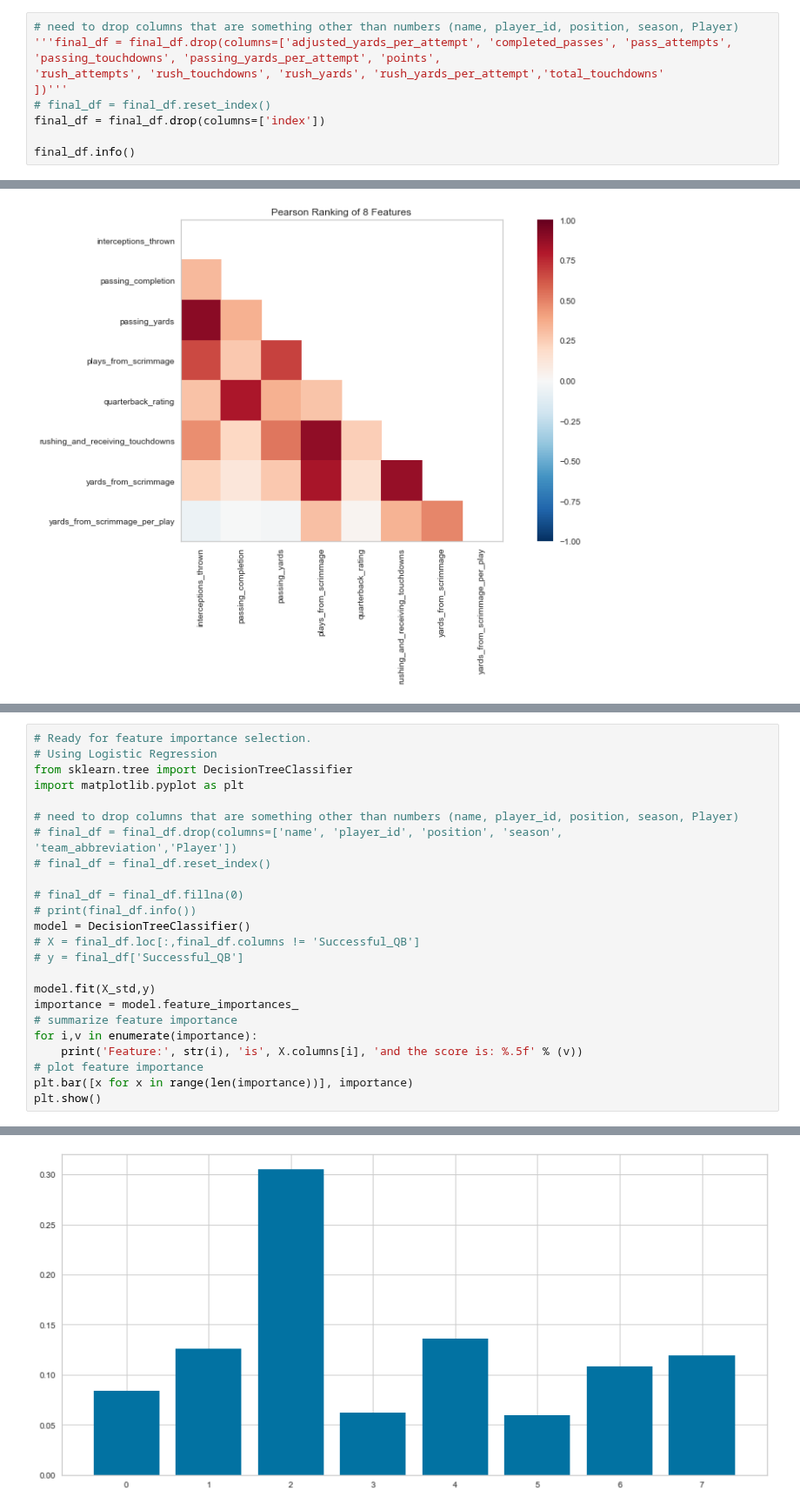
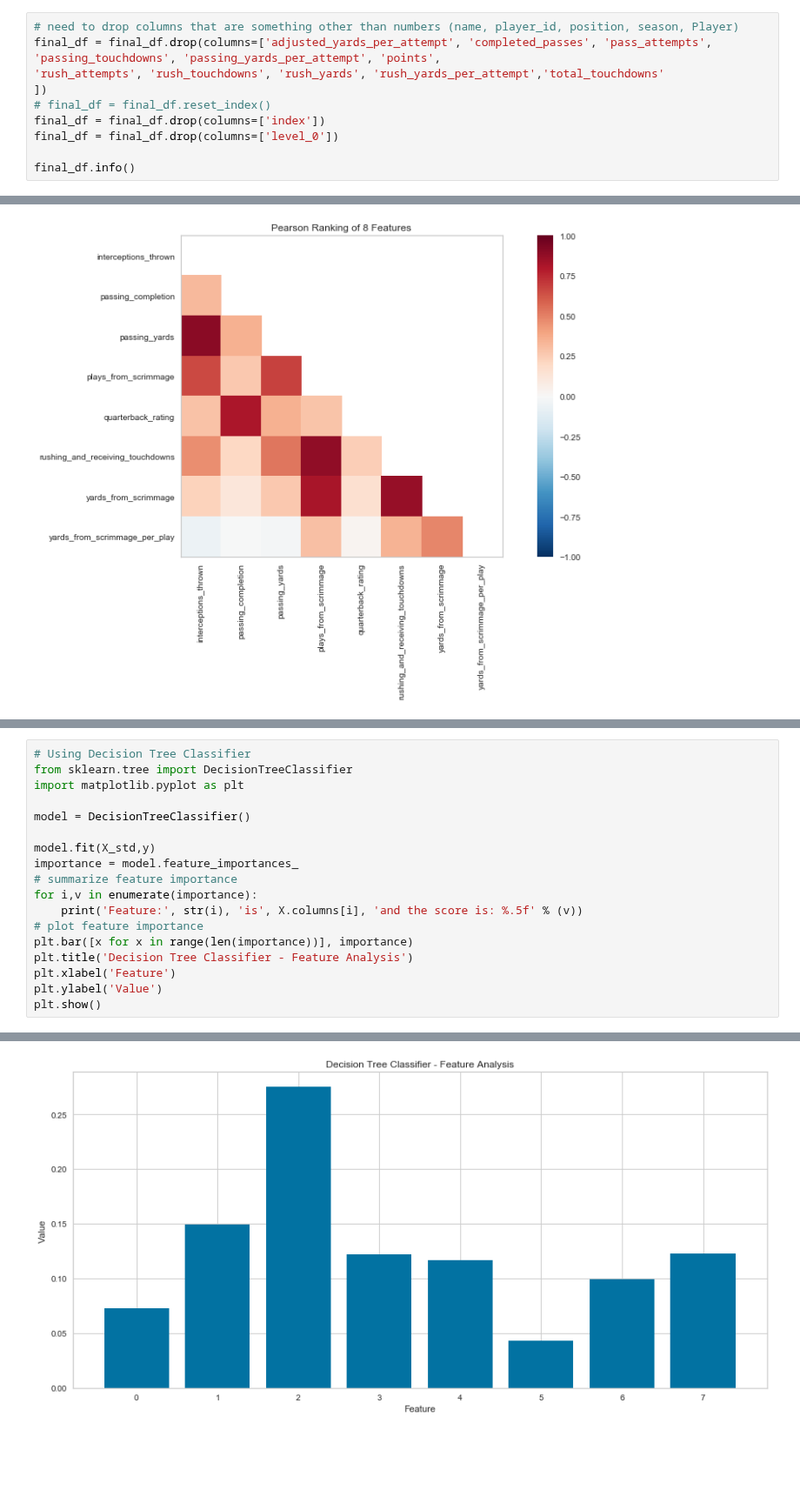
Before and after one commit to ramsey-king/DSC-630-Predictive-Analytics, a Jupyter notebook: Final Project/King_Ramsey_Term_Project_DSC_630_from_csv_files.ipynb, the cells around one changed output, grey strips where cells are left out. Shown at 87% size. Saved outputs shown, nothing was run; the diff lists cells and outputs as text; blank space fills up the shorter version.

```diff
--- a/Final Project/King_Ramsey_Term_Project_DSC_630_from_csv_files.ipynb
+++ b/Final Project/King_Ramsey_Term_Project_DSC_630_from_csv_files.ipynb
@@ -228,11 +229,12 @@ adjusted_yards_per_attempt, completed_passes, pass_attempts, passing_touchdowns,
 total_touchdowns
 # %%
 # need to drop columns that are something other than numbers (name, player_id, position, season, Player)
-'''final_df = final_df.drop(columns=['adjusted_yards_per_attempt', 'completed_passes', 'pass_attempts', 'passing_touchdowns', 'passing_yards_per_attempt', 'points',
+final_df = final_df.drop(columns=['adjusted_yards_per_attempt', 'completed_passes', 'pass_attempts', 'passing_touchdowns', 'passing_yards_per_attempt', 'points',
 'rush_attempts', 'rush_touchdowns', 'rush_yards', 'rush_yards_per_attempt','total_touchdowns'
-])'''
+])
 # final_df = final_df.reset_index()
 final_df = final_df.drop(columns=['index'])
+final_df = final_df.drop(columns=['level_0'])
 
 final_df.info()
 # %% [output]
@@ -362,18 +355,9 @@ Feature: 7 is yards_from_scrimmage_per_play and the score is: 0.07773
 # %%
-# Ready for feature importance selection.
-# Using Logistic Regression
+# Using Decision Tree Classifier
 from sklearn.tree import DecisionTreeClassifier
 import matplotlib.pyplot as plt
 
-# need to drop columns that are something other than numbers (name, player_id, position, season, Player)
-# final_df = final_df.drop(columns=['name', 'player_id', 'position', 'season', 'team_abbreviation','Player'])
-# final_df = final_df.reset_index()
-
-# final_df = final_df.fillna(0)
-# print(final_df.info())
 model = DecisionTreeClassifier()
-# X = final_df.loc[:,final_df.columns != 'Successful_QB']
-# y = final_df['Successful_QB']
 
 model.fit(X_std,y)
 importance = model.feature_importances_
@@ -382,5 +366,8 @@ for i,v in enumerate(importance):
 	print('Feature:', str(i), 'is', X.columns[i], 'and the score is: %.5f' % (v))
 # plot feature importance
 plt.bar([x for x in range(len(importance))], importance)
+plt.title('Decision Tree Classifier - Feature Analysis')
+plt.xlabel('Feature')
+plt.ylabel('Value')
 plt.show()
 # %% [output]
@@ -395,2 +382,2 @@ Feature: 7 is yards_from_scrimmage_per_play and the score is: 0.11947
-[figure, old version]
+[figure, new version]
 # %%
```
Also changed, not shown: parts of 15 cells of this notebook, 13 other files.
